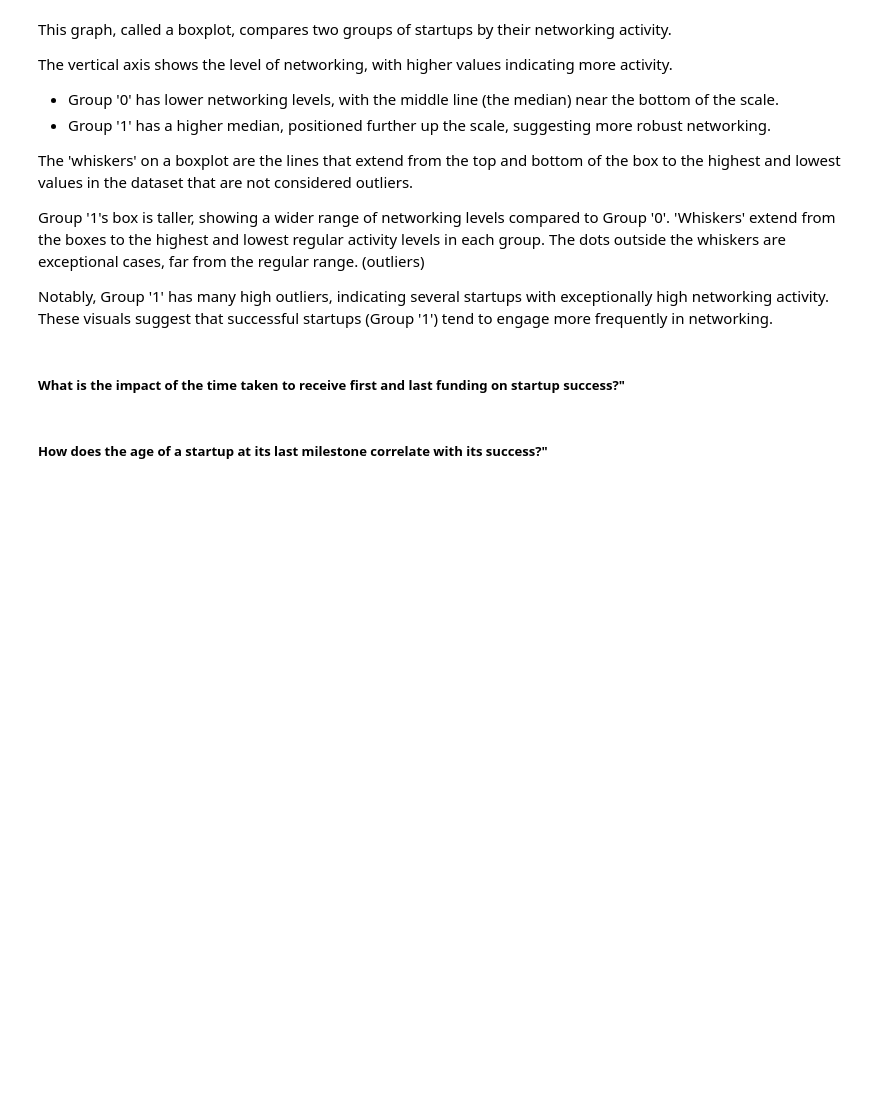
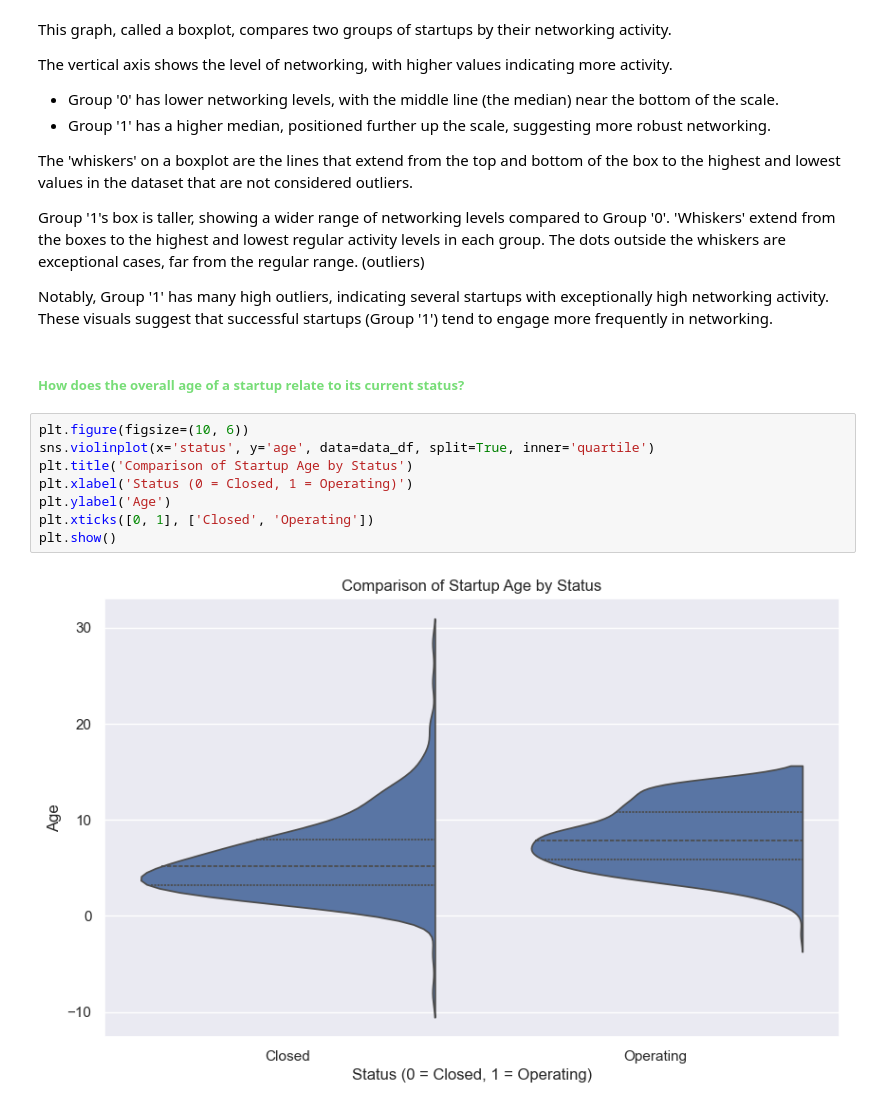
Before and after one commit to GabrielaArzateR/Predicting_startup_succes-, a Jupyter notebook: notebook/data_exploratio.ipynb, the cells around one changed output. Drawn from its saved outputs; the diff is of its cells as text; blank space fills up the shorter version.

```diff
--- a/notebook/data_exploratio.ipynb
+++ b/notebook/data_exploratio.ipynb
@@ -581,7 +535,15 @@ The dots outside the whiskers are exceptional cases, far from the regular range.
 
 Notably, Group '1' has many high outliers, indicating several startups with exceptionally high networking activity.
 These visuals suggest that successful startups (Group '1') tend to engage more frequently in networking.
-# %% [markdown]
-##### What is the impact of the time taken to receive first and last funding on startup success?"
 # %% [markdown]
-##### How does the age of a startup at its last milestone correlate with its success?"
+##### <span style="color: #77dd77;"> How does the overall age of a startup relate to its current status?
+# %%
+plt.figure(figsize=(10, 6))
+sns.violinplot(x='status', y='age', data=data_df, split=True, inner='quartile')
+plt.title('Comparison of Startup Age by Status')
+plt.xlabel('Status (0 = Closed, 1 = Operating)')
+plt.ylabel('Age')
+plt.xticks([0, 1], ['Closed', 'Operating'])
+plt.show()
+# %% [output]
+[figure, added]
```
Also changed, not shown: parts of 18 cells of this notebook.
